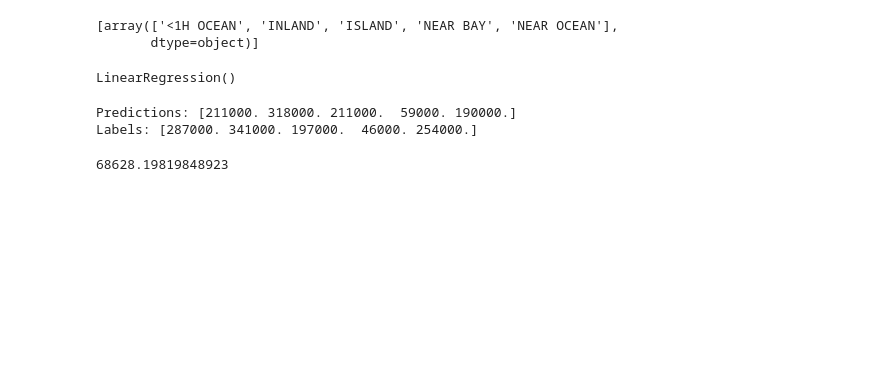
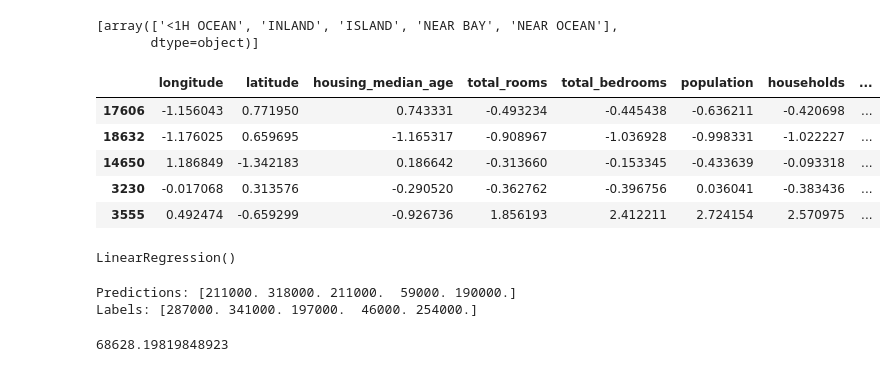
Before and after one commit to mattslatt/practice_projects, a Jupyter notebook: notebooks/ca_housing_prices.ipynb, the cells around one changed output. Cells and saved outputs as stored; diff of their text form; code cells hidden in the pictures; blank space fills up the shorter version.

```diff
--- a/notebooks/ca_housing_prices.ipynb
+++ b/notebooks/ca_housing_prices.ipynb
@@ -309,6 +255,19 @@ full_pipeline = ColumnTransformer([
     ])
 
 housing_prepared = full_pipeline.fit_transform(housing)
+# %%
+housing_extra_attribs = pd.DataFrame(
+    housing_prepared,
+    columns=list(housing.columns)+["rooms_per_household", "population_per_household"]+['a','b','c','d','e'],
+    index=housing.index)
+housing_extra_attribs.head()
+# %% [output]
+|  | longitude | latitude | housing_median_age | total_rooms | total_bedrooms | population | households | ... |
+| 17606 | -1.156043 | 0.771950 | 0.743331 | -0.493234 | -0.445438 | -0.636211 | -0.420698 | ... |
+| 18632 | -1.176025 | 0.659695 | -1.165317 | -0.908967 | -1.036928 | -0.998331 | -1.022227 | ... |
+| 14650 | 1.186849 | -1.342183 | 0.186642 | -0.313660 | -0.153345 | -0.433639 | -0.093318 | ... |
+| 3230 | -0.017068 | 0.313576 | -0.290520 | -0.362762 | -0.396756 | 0.036041 | -0.383436 | ... |
+| 3555 | 0.492474 | -0.659299 | -0.926736 | 1.856193 | 2.412211 | 2.724154 | 2.570975 | ... |
 # %%
 # modeling
 
```
Also changed, not shown: parts of 19 cells of this notebook, 2 other files.
